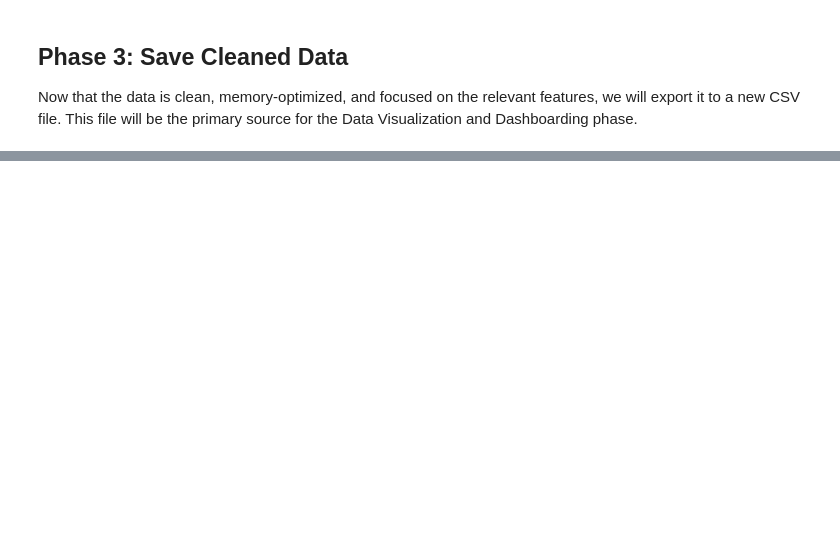
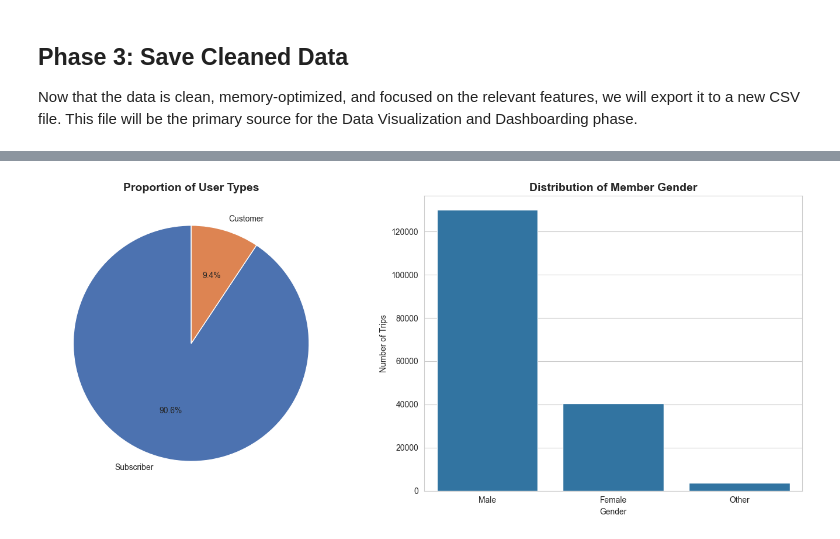
Before and after one commit to salahkhafaga1/ai_deploma_master, a Jupyter notebook: Data_Analysis/Final_Project/FordGoBike_Project-main/notebooks/eda_preprocessing.ipynb, the cells around one changed output, grey strips where cells are left out. Drawn from its saved outputs; the diff is of its cells as text; code cells hidden in the pictures; blank space fills up the shorter version.

```diff
--- a/Data_Analysis/Final_Project/FordGoBike_Project-main/notebooks/eda_preprocessing.ipynb
+++ b/Data_Analysis/Final_Project/FordGoBike_Project-main/notebooks/eda_preprocessing.ipynb
@@ -228,0 +322,26 @@ data.to_csv(r'D:\AI\ai_deploma_master\ai_deploma_master\Data_Analysis\Final_Proj
+# %%
+import matplotlib.pyplot as plt
+import seaborn as sns
+
+# Set the visual style and default color for all plots
+sns.set_style('whitegrid')
+base_color = sns.color_palette()[0] # Standard uniform color for simple bar charts
+# %%
+# Create a figure with two subplots (1 row, 2 columns)
+fig, ax = plt.subplots(nrows=1, ncols=2, figsize=(14, 6))
+
+# 1. User Type Distribution
+user_type_counts = data['user_type'].value_counts()
+ax[0].pie(user_type_counts, labels=user_type_counts.index, autopct='%1.1f%%', startangle=90, colors=['#4C72B0', '#DD8452'])
+ax[0].set_title('Proportion of User Types', fontsize=14, fontweight='bold')
+
+# 2. Member Gender Distribution
+sns.countplot(data=data, x='member_gender', color=base_color, ax=ax[1], order=data['member_gender'].value_counts().index)
+ax[1].set_title('Distribution of Member Gender', fontsize=14, fontweight='bold')
+ax[1].set_xlabel('Gender')
+ax[1].set_ylabel('Number of Trips')
+
+plt.tight_layout()
+plt.show()
+# %% [output]
+[figure, added]
```
Also changed, not shown: parts of 16 cells of this notebook, 1 other file.
